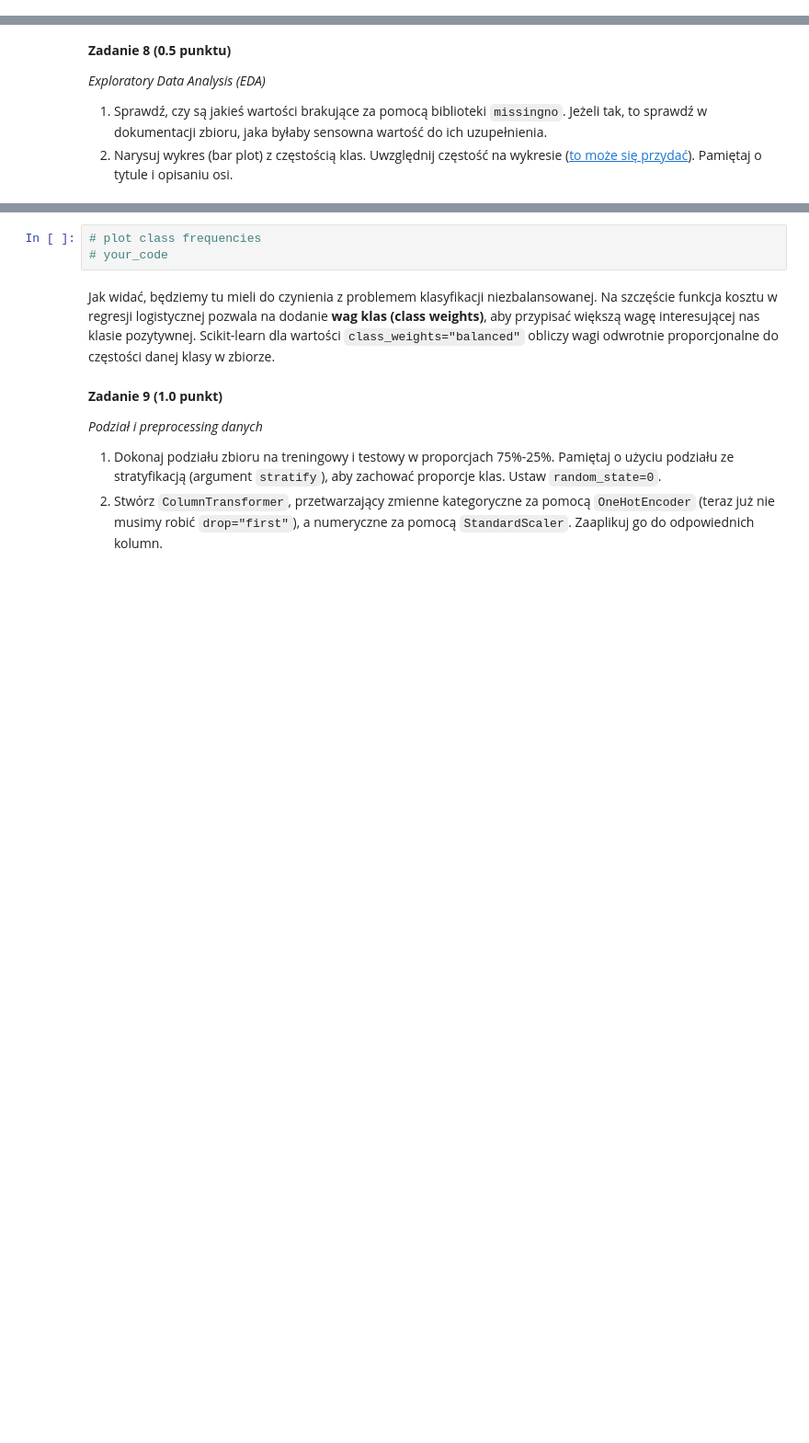
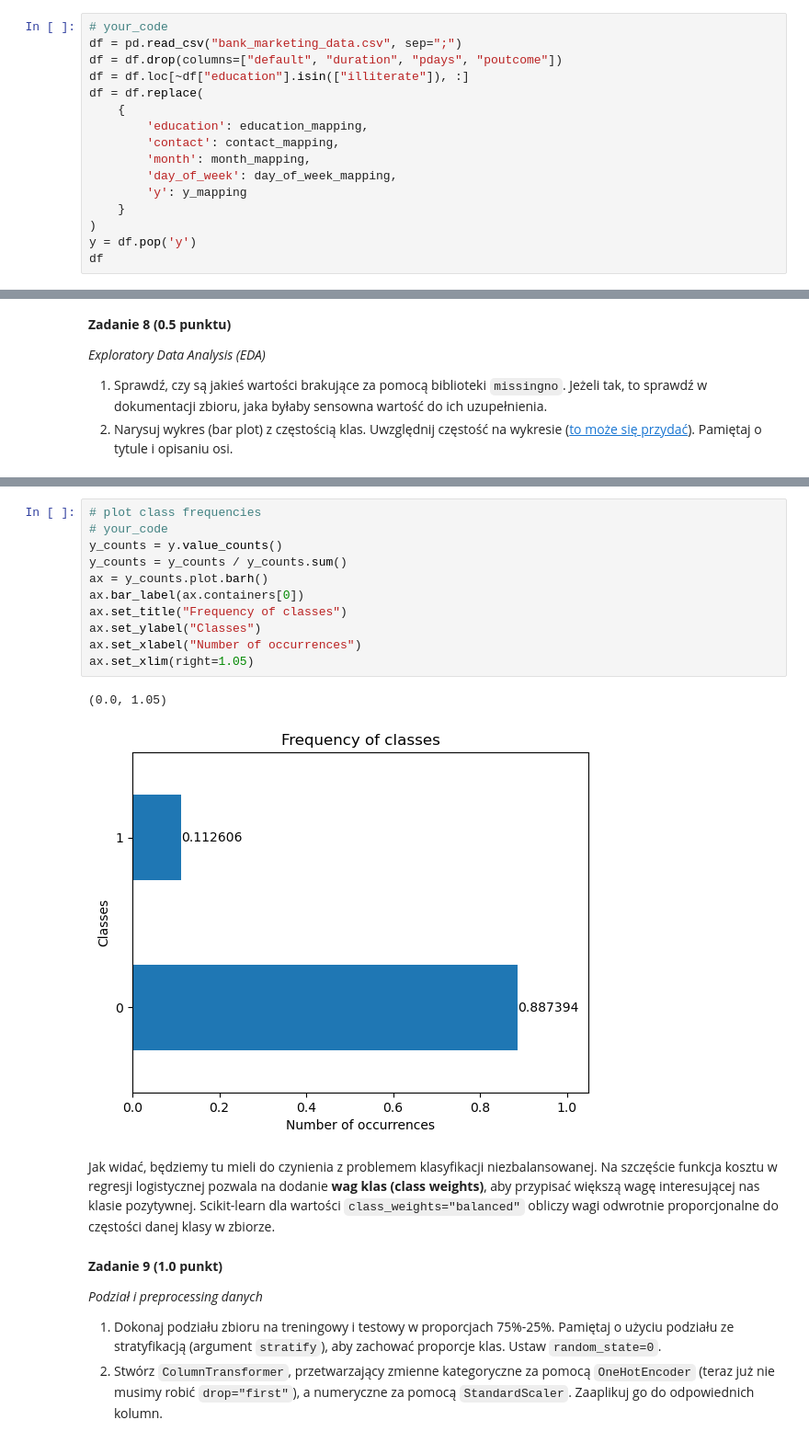
Before and after one commit to Jullija/ArtificalIntelligence, a Jupyter notebook: lab1/lab_1.ipynb, the cells around one changed output, grey strips where cells are left out. Shown: that part at 92% size. Drawn from its saved outputs; the diff is of its cells as text; blank space fills up the shorter version.

```diff
--- a/lab1/lab_1.ipynb
+++ b/lab1/lab_1.ipynb
@@ -1026,0 +1060,16 @@ y_mapping = {
+# %%
+# your_code
+df = pd.read_csv("bank_marketing_data.csv", sep=";")
+df = df.drop(columns=["default", "duration", "pdays", "poutcome"])
+df = df.loc[~df["education"].isin(["illiterate"]), :]
+df = df.replace(
+    {
+        'education': education_mapping,
+        'contact': contact_mapping,
+        'month': month_mapping,
+        'day_of_week': day_of_week_mapping,
+        'y': y_mapping
+    }
+)
+y = df.pop('y')
+df
@@ -1037,6 +1104,17 @@ y_mapping = {
-# %%
-# plot class frequencies
-# your_code
+# %%
+# plot class frequencies
+# your_code
+y_counts = y.value_counts()
+y_counts = y_counts / y_counts.sum()
+ax = y_counts.plot.barh()
+ax.bar_label(ax.containers[0])
+ax.set_title("Frequency of classes")
+ax.set_ylabel("Classes")
+ax.set_xlabel("Number of occurrences")
+ax.set_xlim(right=1.05)
+# %% [output]
+(0.0, 1.05)
+[figure, added]
 # %% [markdown]
 Jak widać, będziemy tu mieli do czynienia z problemem klasyfikacji niezbalansowanej. Na szczęście funkcja kosztu w regresji logistycznej pozwala na dodanie **wag klas (class weights)**, aby przypisać większą wagę interesującej nas klasie pozytywnej. Scikit-learn dla wartości `class_weights="balanced"` obliczy wagi odwrotnie proporcjonalne do częstości danej klasy w zbiorze.
 # %% [markdown]
```
Also changed, not shown: parts of 28 cells of this notebook.
